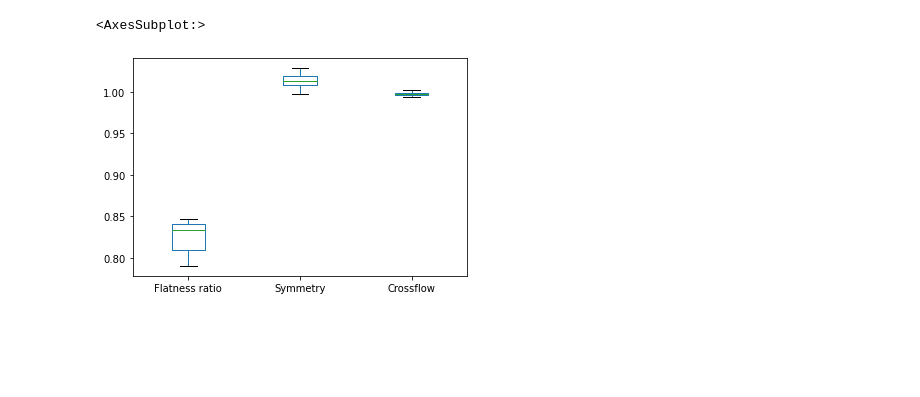
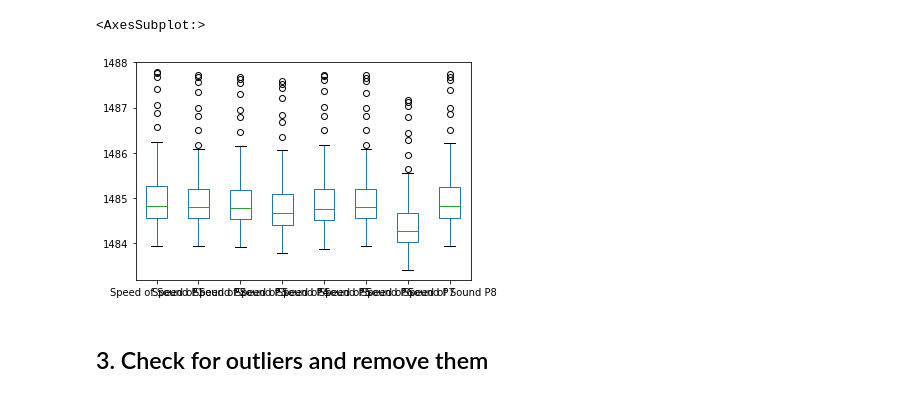
Before and after one commit to goldslime123/csc3005-DA, a Jupyter notebook: MeterA.ipynb, the cells around one changed output. Cells and saved outputs as stored; diff of their text form; code cells hidden in the pictures; blank space fills up the shorter version.

```diff
--- a/MeterA.ipynb
+++ b/MeterA.ipynb
@@ -66,11 +61,27 @@ dtype: bool
 # %%
 import matplotlib.pyplot as plt
-#fig = plt.figure(figsize =(10, 7))
-#ax = fig.add_axes([0, 0, 1, 1])
-#bp = ax.boxplot(d)
-#plt.show()
-d.boxplot(grid = False,column =['Flatness ratio','Symmetry','Crossflow'])
+# val = d['Crossflow']
+# plt.boxplot(val)
+# fig = plt.figure()
+# plt.show()
+
+d.boxplot(grid = False, column =['Speed of Sound P1','Speed of Sound P2','Speed of Sound P3','Speed of Sound P4',
+             'Speed of Sound P5','Speed of Sound P6','Speed of Sound P7','Speed of Sound P8'] )
+
+
+# d.boxplot(grid = False,column =['Flatness ratio', 'Symmetry', 'Crossflow',
+#             'Flow Velocity P1','Flow Velocity P2','Flow Velocity P3','Flow Velocity P4',
+#             'Flow Velocity P5','Flow Velocity P6','Flow Velocity P7','Flow Velocity P8',
+#             'Speed of Sound P1','Speed of Sound P2','Speed of Sound P3','Speed of Sound P4',
+#             'Speed of Sound P5','Speed of Sound P6','Speed of Sound P7','Speed of Sound P8',
+#             'Average Speed of Sound',
+#             'Gain P1T','Gain P1R','Gain P2T','Gain P2R',
+#              'Gain P3T','Gain P3R','Gain P4T','Gain P4R',
+#              'Gain P5T','Gain P5R','Gain P6T','Gain P6R',
+#              'Gain P7T','Gain P7R','Gain P8T','Gain P8R'])
 # %% [output]
 <AxesSubplot:>
-[figure, old version]
+[figure, new version]
+# %% [markdown]
+## 3. Check for outliers and remove them
 # %%
```
Also changed, not shown: parts of 22 cells of this notebook.
